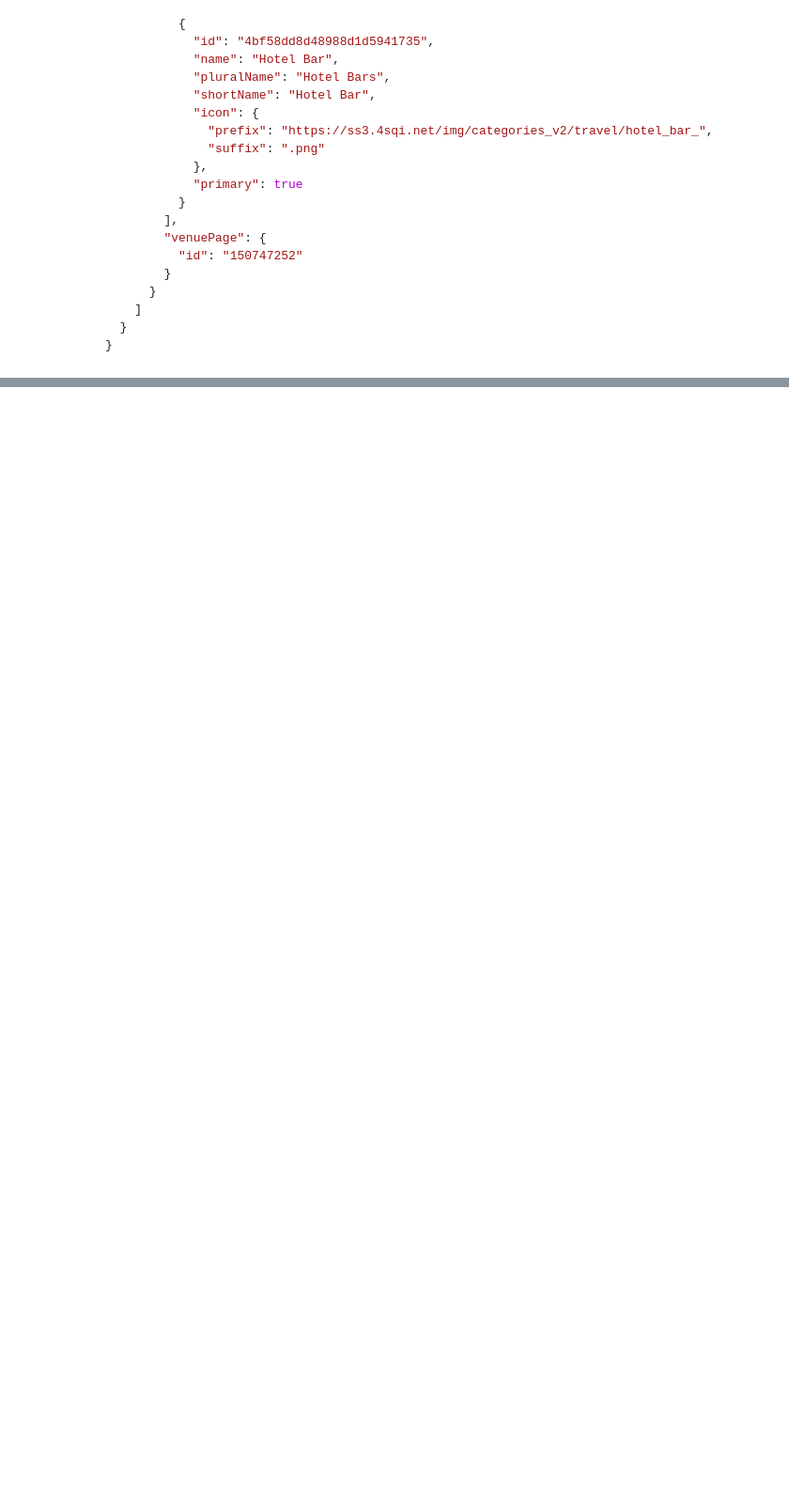
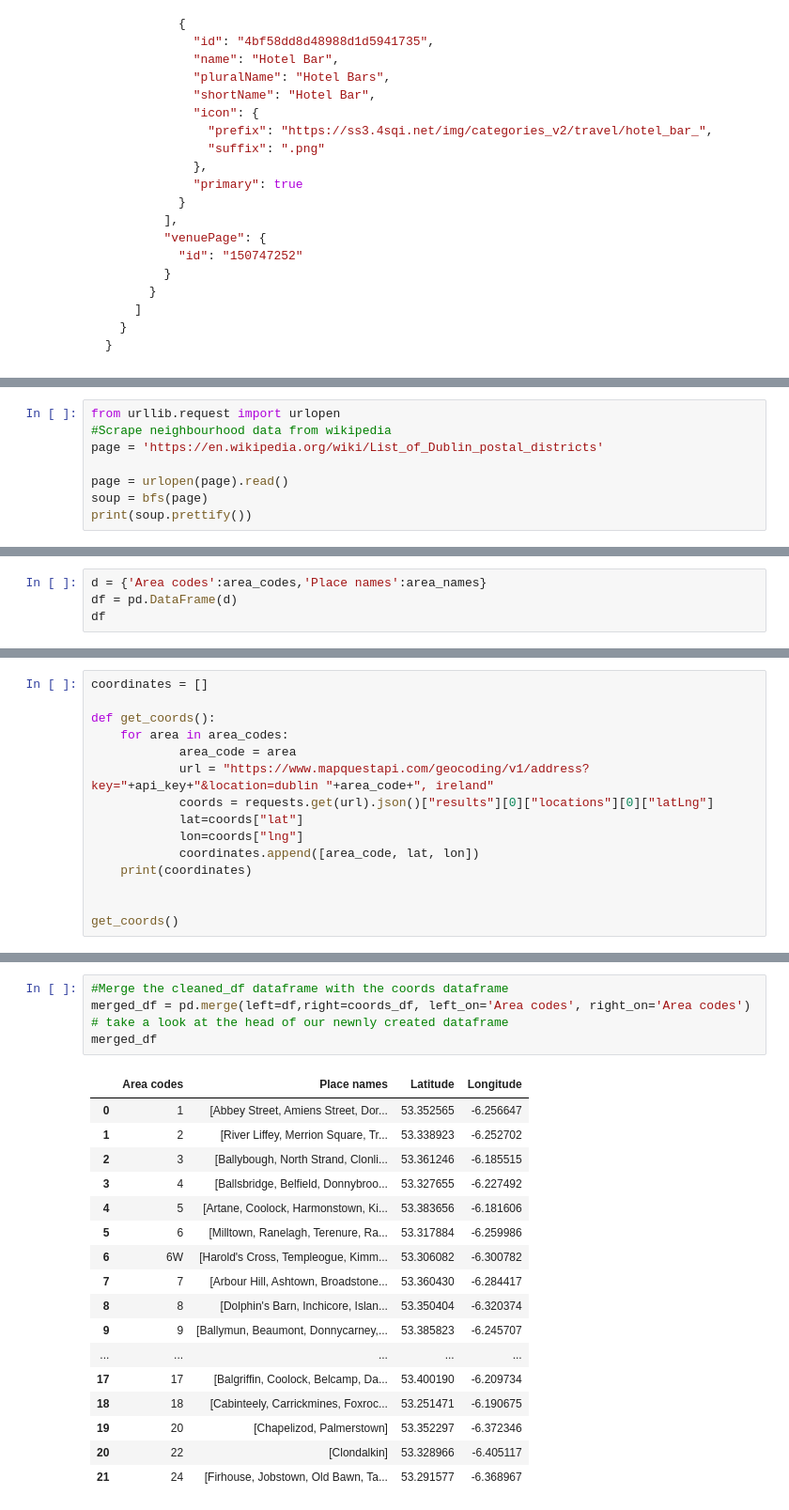
Before and after one commit to KevinCurtisDev/Dublin-City-Area-Analysis, a Jupyter notebook: Dublin neighbourhood analysis.ipynb, the cells around one changed output, grey strips where cells are left out. Shown: that part at 94% size. Drawn from its saved outputs; the diff is of its cells as text; blank space fills up the shorter version.

```diff
--- a/Dublin neighbourhood analysis.ipynb
+++ b/Dublin neighbourhood analysis.ipynb
@@ -87,0 +137,8 @@ Bellow is a sample JSON response from the Foursquare API. In this project we wil
+# %%
+from urllib.request import urlopen
+#Scrape neighbourhood data from wikipedia
+page = 'https://en.wikipedia.org/wiki/List_of_Dublin_postal_districts'
+
+page = urlopen(page).read()
+soup = bfs(page)
+print(soup.prettify())
@@ -87,0 +207,4 @@ Bellow is a sample JSON response from the Foursquare API. In this project we wil
+# %%
+d = {'Area codes':area_codes,'Place names':area_names}
+df = pd.DataFrame(d)
+df
@@ -87,0 +234,15 @@ Bellow is a sample JSON response from the Foursquare API. In this project we wil
+# %%
+coordinates = []
+
+def get_coords():
+    for area in area_codes:
+            area_code = area
+            url = "https://www.mapquestapi.com/geocoding/v1/address?key="+api_key+"&location=dublin "+area_code+", ireland"
+            coords = requests.get(url).json()["results"][0]["locations"][0]["latLng"]
+            lat=coords["lat"]
+            lon=coords["lng"]
+            coordinates.append([area_code, lat, lon])
+    print(coordinates)
+
+
+get_coords()
@@ -87,0 +275,23 @@ Bellow is a sample JSON response from the Foursquare API. In this project we wil
+# %%
+#Merge the cleaned_df dataframe with the coords dataframe
+merged_df = pd.merge(left=df,right=coords_df, left_on='Area codes', right_on='Area codes')
+# take a look at the head of our newnly created dataframe
+merged_df
+# %% [output]
+|  | Area codes | Place names | Latitude | Longitude |
+| 0 | 1 | [Abbey Street, Amiens Street, Dor... | 53.352565 | -6.256647 |
+| 1 | 2 | [River Liffey, Merrion Square, Tr... | 53.338923 | -6.252702 |
+| 2 | 3 | [Ballybough, North Strand, Clonli... | 53.361246 | -6.185515 |
+| 3 | 4 | [Ballsbridge, Belfield, Donnybroo... | 53.327655 | -6.227492 |
+| 4 | 5 | [Artane, Coolock, Harmonstown, Ki... | 53.383656 | -6.181606 |
+| 5 | 6 | [Milltown, Ranelagh, Terenure, Ra... | 53.317884 | -6.259986 |
+| 6 | 6W | [Harold's Cross, Templeogue, Kimm... | 53.306082 | -6.300782 |
+| 7 | 7 | [Arbour Hill, Ashtown, Broadstone... | 53.360430 | -6.284417 |
+| 8 | 8 | [Dolphin's Barn, Inchicore, Islan... | 53.350404 | -6.320374 |
+| 9 | 9 | [Ballymun, Beaumont, Donnycarney,... | 53.385823 | -6.245707 |
+| ... | ... | ... | ... | ... |
+| 17 | 17 | [Balgriffin, Coolock, Belcamp, Da... | 53.400190 | -6.209734 |
+| 18 | 18 | [Cabinteely, Carrickmines, Foxroc... | 53.251471 | -6.190675 |
+| 19 | 20 | [Chapelizod, Palmerstown] | 53.352297 | -6.372346 |
+| 20 | 22 | [Clondalkin] | 53.328966 | -6.405117 |
+| 21 | 24 | [Firhouse, Jobstown, Old Bawn, Ta... | 53.291577 | -6.368967 |
```
Also changed, not shown: parts of 52 cells of this notebook.
